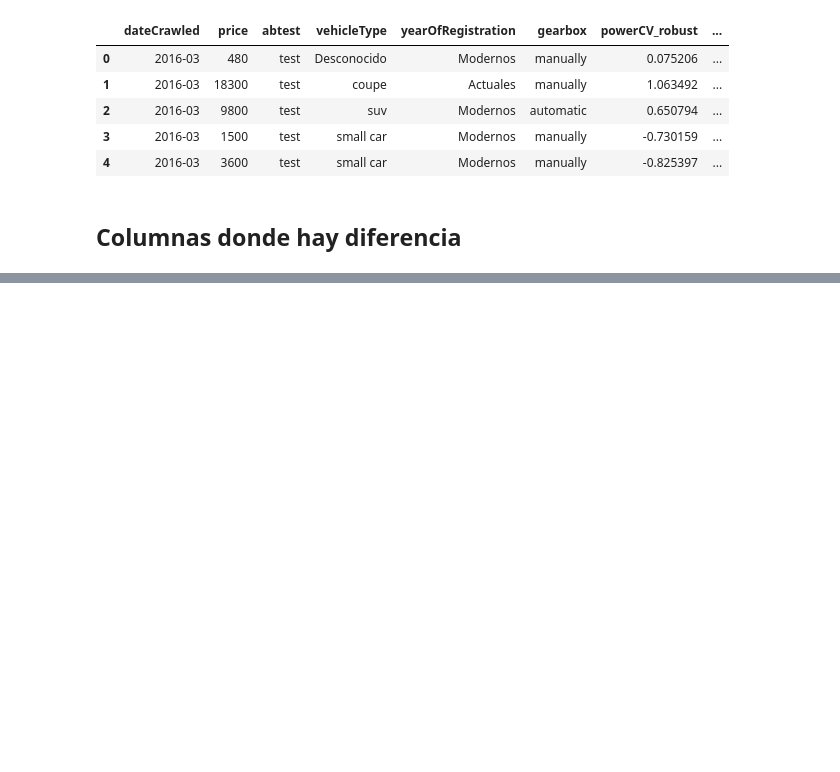
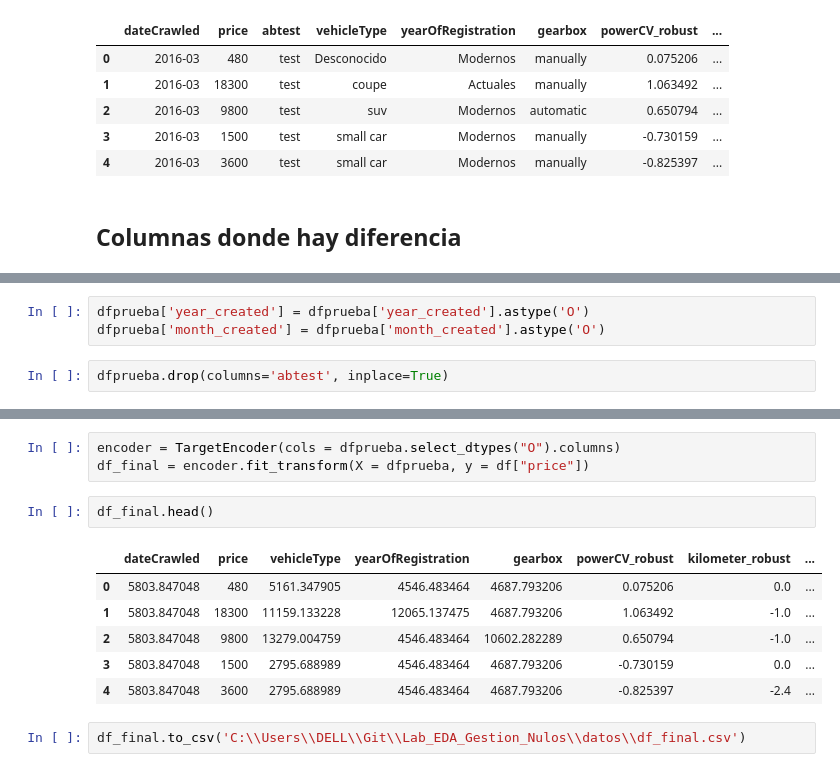
Before and after one commit to ngcarvajall/Lab_EDA_Gestion_Nulos, a Jupyter notebook: laboratorio-modulo7-leccion04-encoding.ipynb, the cells around one changed output, grey strips where cells are left out. Cells and saved outputs as stored; diff of their text form; blank space fills up the shorter version.

```diff
--- a/laboratorio-modulo7-leccion04-encoding.ipynb
+++ b/laboratorio-modulo7-leccion04-encoding.ipynb
@@ -509,0 +498,5 @@ array([[0.16809722],
+# %%
+dfprueba['year_created'] = dfprueba['year_created'].astype('O')
+dfprueba['month_created'] = dfprueba['month_created'].astype('O')
+# %%
+dfprueba.drop(columns='abtest', inplace=True)
@@ -509,0 +530,14 @@ array([[0.16809722],
+# %%
+encoder = TargetEncoder(cols = dfprueba.select_dtypes("O").columns)
+df_final = encoder.fit_transform(X = dfprueba, y = df["price"])
+# %%
+df_final.head()
+# %% [output]
+|  | dateCrawled | price | vehicleType | yearOfRegistration | gearbox | powerCV_robust | kilometer_robust | ... |
+| 0 | 5803.847048 | 480 | 5161.347905 | 4546.483464 | 4687.793206 | 0.075206 | 0.0 | ... |
+| 1 | 5803.847048 | 18300 | 11159.133228 | 12065.137475 | 4687.793206 | 1.063492 | -1.0 | ... |
+| 2 | 5803.847048 | 9800 | 13279.004759 | 4546.483464 | 10602.282289 | 0.650794 | -1.0 | ... |
+| 3 | 5803.847048 | 1500 | 2795.688989 | 4546.483464 | 4687.793206 | -0.730159 | 0.0 | ... |
+| 4 | 5803.847048 | 3600 | 2795.688989 | 4546.483464 | 4687.793206 | -0.825397 | -2.4 | ... |
+# %%
+df_final.to_csv('C:\\Users\\DELL\\Git\\Lab_EDA_Gestion_Nulos\\datos\\df_final.csv')
```
Also changed, not shown: parts of 8 cells of this notebook.
